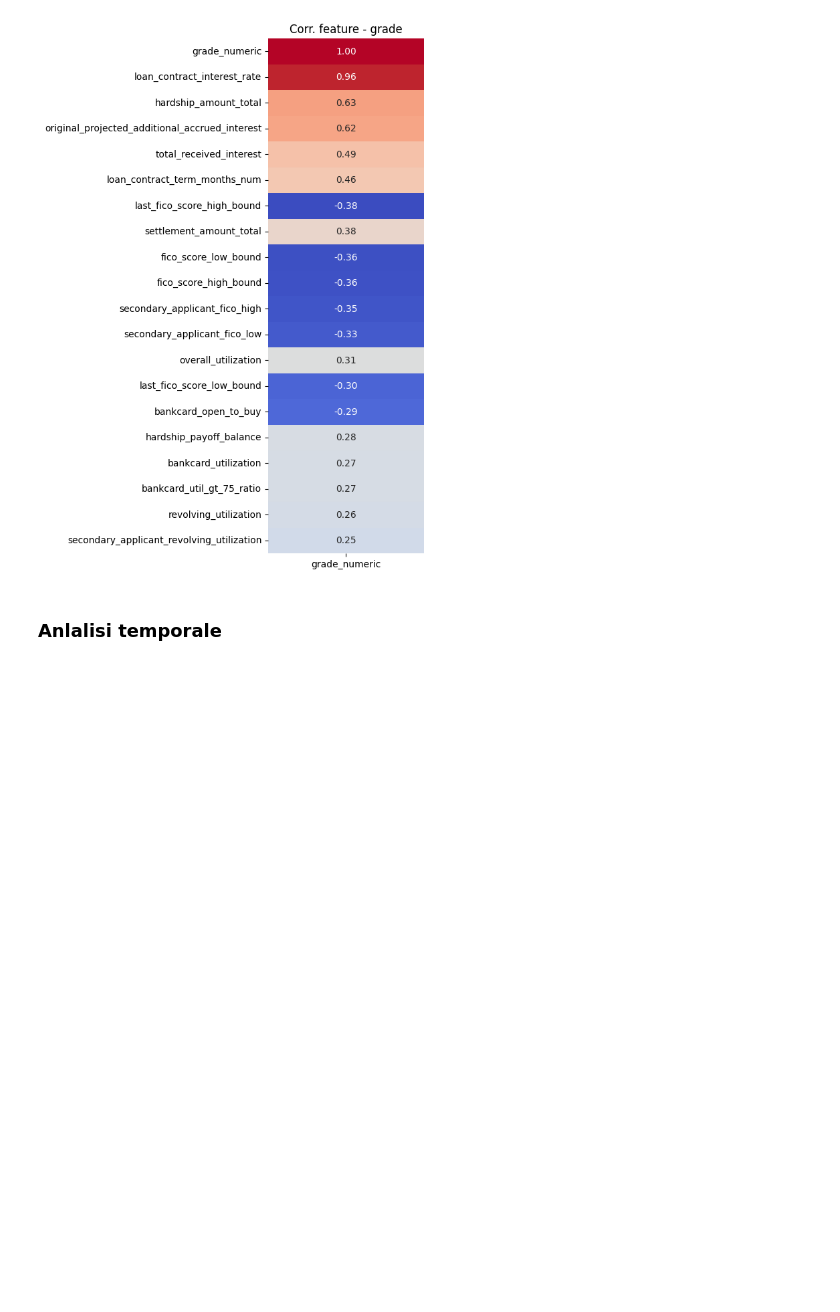
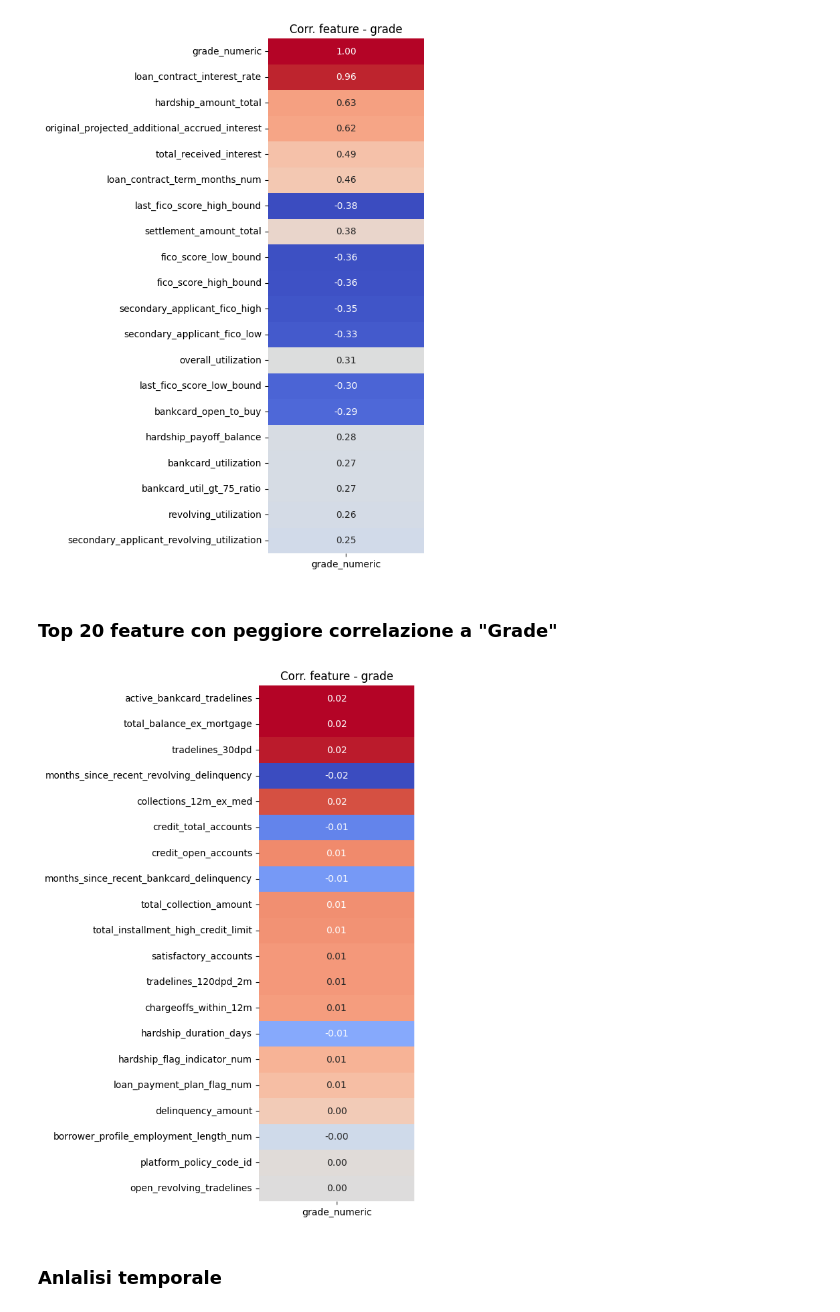
Before and after one commit to leovora/Data_Analytics_Project, a Jupyter notebook: src/Training_module/visualization.ipynb, the cells around one changed output. Drawn from its saved outputs; the diff is of its cells as text; code cells hidden in the pictures; blank space fills up the shorter version.

```diff
--- a/src/Training_module/visualization.ipynb
+++ b/src/Training_module/visualization.ipynb
@@ -390,6 +400,25 @@ plt.title("Corr. feature - grade")
 plt.show()
 # %% [output]
 [figure]
+# %% [markdown]
+### Top 20 feature con peggiore correlazione a "Grade"
+# %%
+worst_corr_features = corr_matrix['grade_numeric'].abs().sort_values(ascending=False).tail(20).index
+
+target_corr = corr_matrix['grade_numeric'].loc[worst_corr_features]
+
+plt.figure(figsize=(3, 10))
+sns.heatmap(
+    target_corr.to_frame(),
+    annot=True,
+    cmap='coolwarm',
+    fmt=".2f",
+    cbar=False
+)
+plt.title("Corr. feature - grade")
+plt.show()
+# %% [output]
+[figure, added]
 # %% [markdown]
 ### Anlalisi temporale
 # %%
```
Also changed, not shown: parts of 7 cells of this notebook, 4 other files.
